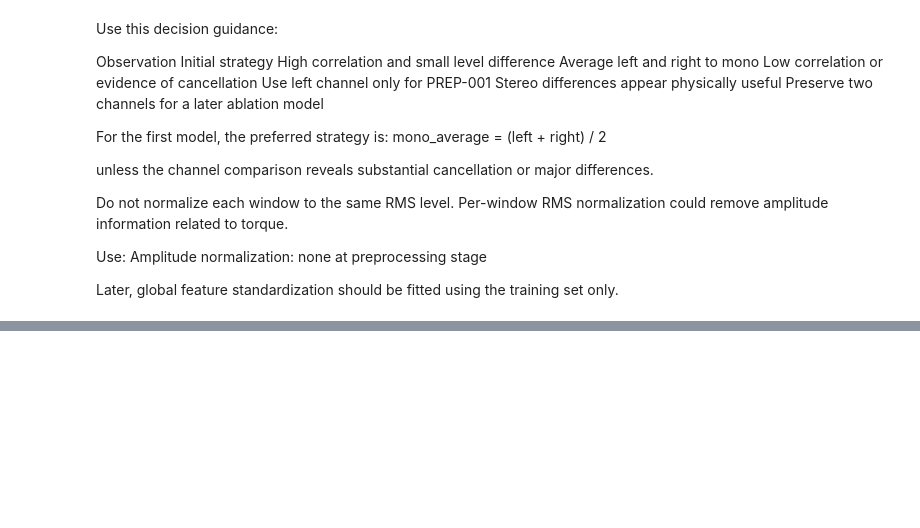
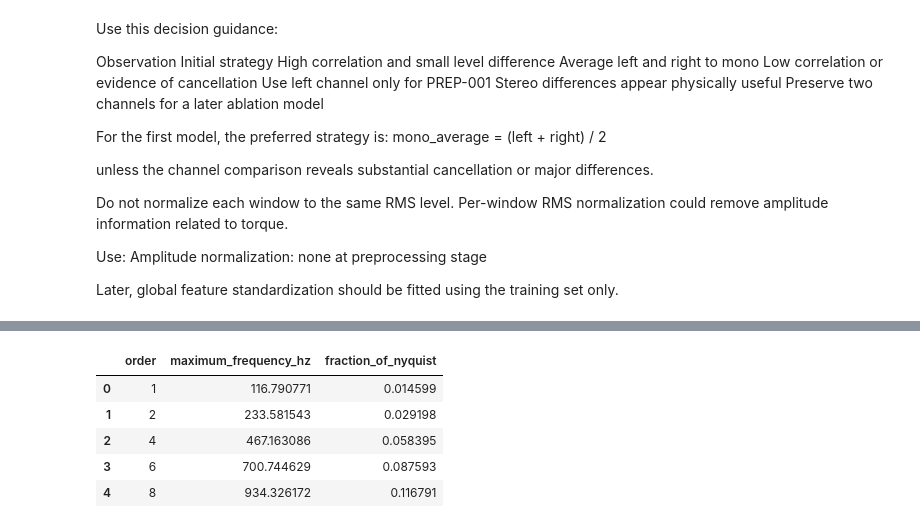
Before and after one commit to vaibhavjiyer87/engine-nvh-deep-learning, a Jupyter notebook: notebooks/02_preprocessing_specification.ipynb, the cells around one changed output, grey strips where cells are left out. Cells and saved outputs as stored; diff of their text form; code cells hidden in the pictures; blank space fills up the shorter version.

```diff
--- a/notebooks/02_preprocessing_specification.ipynb
+++ b/notebooks/02_preprocessing_specification.ipynb
@@ -765,0 +812,32 @@ Later, global feature standardization should be fitted using the training set on
+# %%
+# Step 5 — Verify the proposed 16 kHz sample rate
+
+# The original signals are 48 kHz. The proposed model sample rate is 16 kHz,
+# giving an 8 kHz Nyquist frequency.
+# For the first model, 16 kHz is acceptable when:
+  # Your target orders fall comfortably below 8 kHz.
+  # You are willing to limit the audio representation to the 0–8 kHz band.
+  # High-frequency exhaust or mechanical details above 8 kHz are not required.
+# The raw 48 kHz files remain unchanged. Only model input windows are resampled.
+
+# Calculate the highest expected order frequency
+maximum_dataset_rpm = float(
+    raw_manifest["rpm_max"].max()
+)
+
+candidate_orders = [1, 2, 4, 6, 8]
+
+order_frequency_table = pd.DataFrame(
+    {
+        "order": candidate_orders,
+        "maximum_frequency_hz": [
+            order
+            * maximum_dataset_rpm
+            / 60
+            for order in candidate_orders
+        ],
+    }
+)
+
+print(f"Maximum dataset RPM: {maximum_dataset_rpm:.1f}")
+display(order_frequency_table)
@@ -765,0 +852,18 @@ Later, global feature standardization should be fitted using the training set on
+# %%
+# Check the margin relative to the 8 kHz Nyquist frequency
+TARGET_SAMPLE_RATE_HZ = 16_000
+NYQUIST_FREQUENCY_HZ = TARGET_SAMPLE_RATE_HZ / 2
+
+order_frequency_table["fraction_of_nyquist"] = (
+    order_frequency_table["maximum_frequency_hz"]
+    / NYQUIST_FREQUENCY_HZ
+)
+
+display(order_frequency_table)
+# %% [output]
+|  | order | maximum_frequency_hz | fraction_of_nyquist |
+| 0 | 1 | 116.790771 | 0.014599 |
+| 1 | 2 | 233.581543 | 0.029198 |
+| 2 | 4 | 467.163086 | 0.058395 |
+| 3 | 6 | 700.744629 | 0.087593 |
+| 4 | 8 | 934.326172 | 0.116791 |
```
Also changed, not shown: parts of 11 cells of this notebook.
